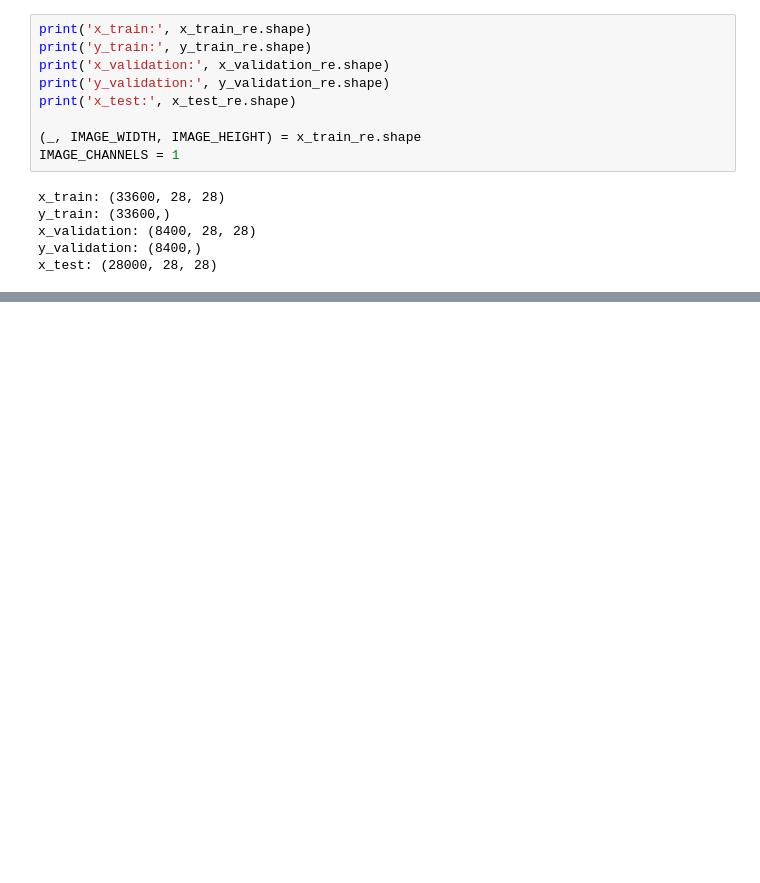
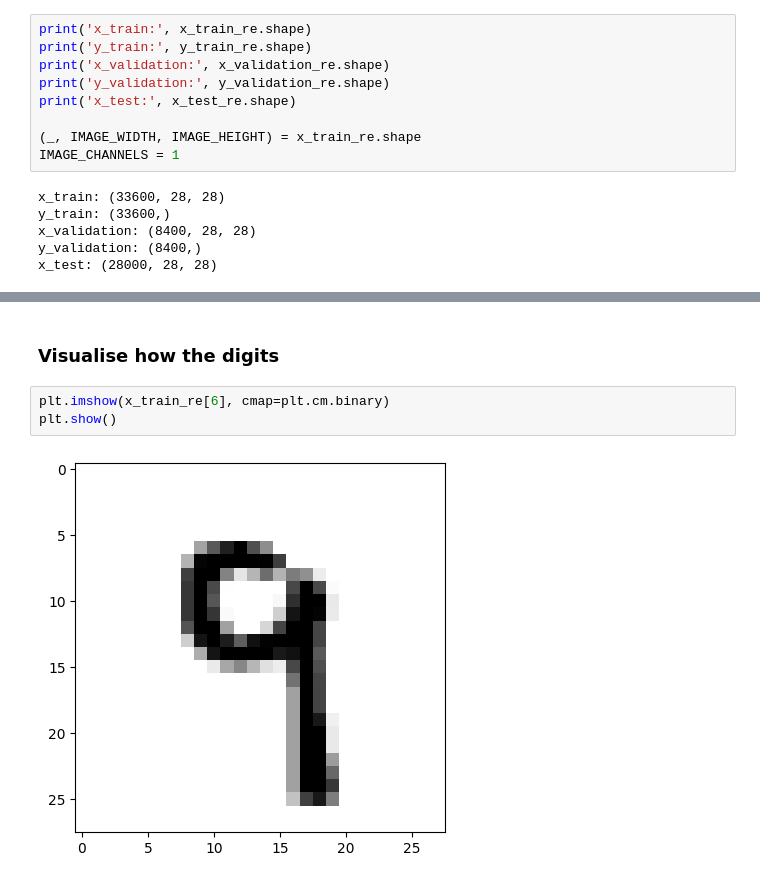
Before and after one commit to Nishitha0730/Digit-Recognizer, a Jupyter notebook: digit-recognizer.ipynb, the cells around one changed output, grey strips where cells are left out. Saved outputs shown, nothing was run; the diff lists cells and outputs as text; blank space fills up the shorter version.

```diff
--- a/digit-recognizer.ipynb
+++ b/digit-recognizer.ipynb
@@ -139,0 +163,7 @@ x_test: (28000, 28, 28)
+# %% [markdown]
+### Visualise how the digits
+# %%
+plt.imshow(x_train_re[6], cmap=plt.cm.binary)
+plt.show()
+# %% [output]
+[figure, added]
```
Also changed, not shown: parts of 9 cells of this notebook.
